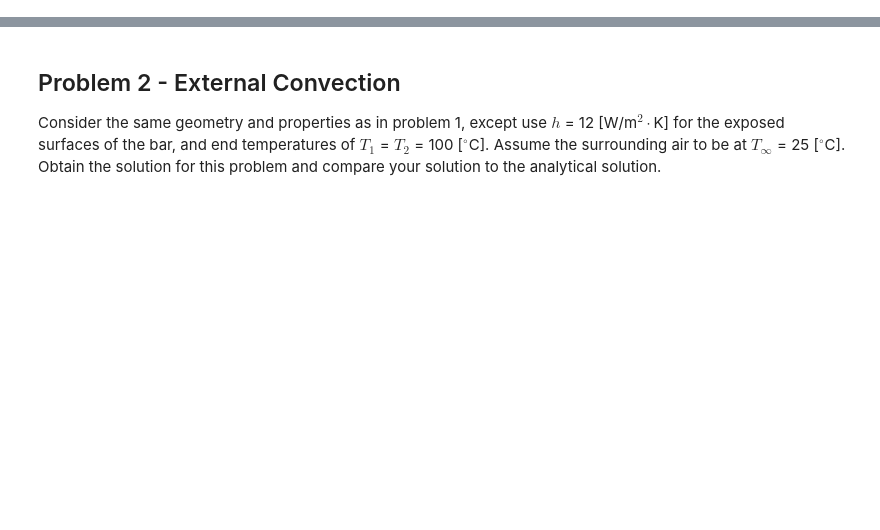
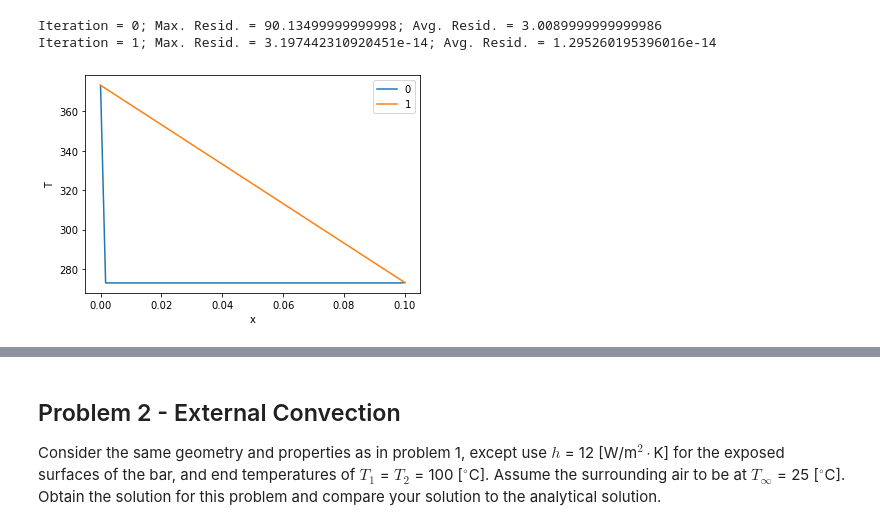
Before and after one commit to vflores4/Assignment1_VF, a Jupyter notebook: Assignment1_VF_New.ipynb, the cells around one changed output, grey strips where cells are left out. Saved outputs shown, nothing was run; the diff lists cells and outputs as text; code cells hidden in the pictures; blank space fills up the shorter version.

```diff
--- a/Assignment1_VF_New.ipynb
+++ b/Assignment1_VF_New.ipynb
@@ -350,14 +387,88 @@ for i in range(maxIter):
+# %%
+#Problem 1 for a number of control volumes of 30
+
+import numpy as np
+from numpy.linalg import norm
+
+# Define the grid
+lx = 0.1
+ly = 0.005
+lz = 0.005
+ncv = 30
+grid = Grid(lx, ly, lz, ncv)
+
+# Set the maximum number of iterations and convergence criterion
+maxIter = 100
+converged = 1e-6
+
+# Define thermophysical properties
+k = 60
+
+# Define the coefficients
+coeffs = ScalarCoeffs(grid.ncv)
+
+# Initial conditions
+T0 = 273
+
+# Initialize field variable arrays
+T = T0*np.ones(grid.ncv+2)
+
+# Define boundary conditions
+west_bc = DirichletBc(T, grid, 373.15, BoundaryLocation.WEST)
+east_bc = DirichletBc(T, grid, 273.15, BoundaryLocation.EAST)
+
+# Apply boundary conditions
+west_bc.apply()
+east_bc.apply()
+
+# Create list to store the solutions at each iteration
+T_solns = [np.copy(T)]
+
+# Define the diffusion model
+diffusion = DiffusionModel(grid, T, k, west_bc, east_bc)
+
+# Iterate until the solution is converged
+for i in range(maxIter):
+    # Zero the coefficients and add each influence
+    coeffs.zero()
+    coeffs = diffusion.add(coeffs)
+
+    # Compute residual and check for convergence
+    maxResid = norm(coeffs.rP, np.inf)
+    avgResid = np.mean(np.absolute(coeffs.rP))
+    print("Iteration = {}; Max. Resid. = {}; Avg. Resid. = {}".format(i, maxResid, avgResid))
+    if maxResid < converged:
+        break
+
+    # Solve the sparse matrix system
+    dT = solve(coeffs)
+
+    # Update the solution and boundary conditions
+    T[1:-1] += dT
+    west_bc.apply()
+    east_bc.apply()
+
+    # Store the solution
+    T_solns.append(np.copy(T))
+# %% [output]
+Iteration = 0; Max. Resid. = 90.13499999999998; Avg. Resid. = 3.0089999999999986
+Iteration = 1; Max. Resid. = 3.197442310920451e-14; Avg. Resid. = 1.295260195396016e-14
 # %%
 %matplotlib inline
 import matplotlib.pyplot as plt
 
 i = 0
 for T in T_solns:
 
     plt.plot(grid.xP, T, label=str(i))
     i += 1
 
 plt.xlabel("x")
 plt.ylabel("T")
 plt.legend()
 plt.show()
+
+T_solns_2 = T_solns.copy()
+grid2_xP=grid.xP
+# %% [output]
+[figure, added]
```
Also changed, not shown: parts of 26 cells of this notebook.
